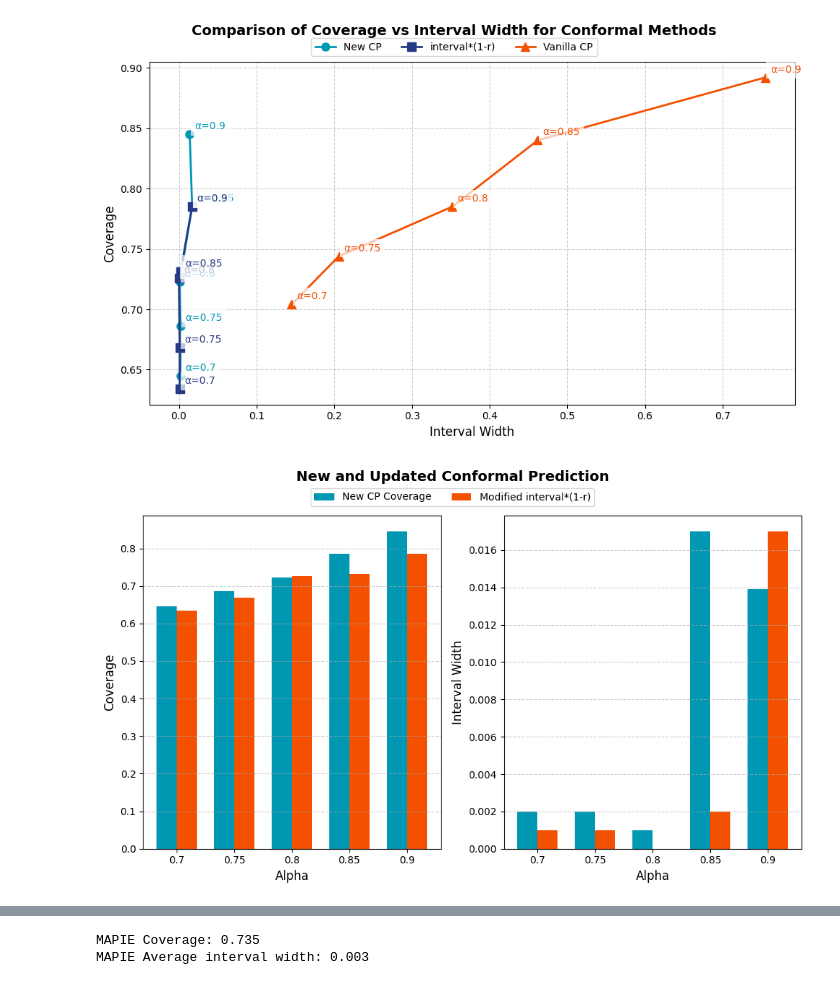
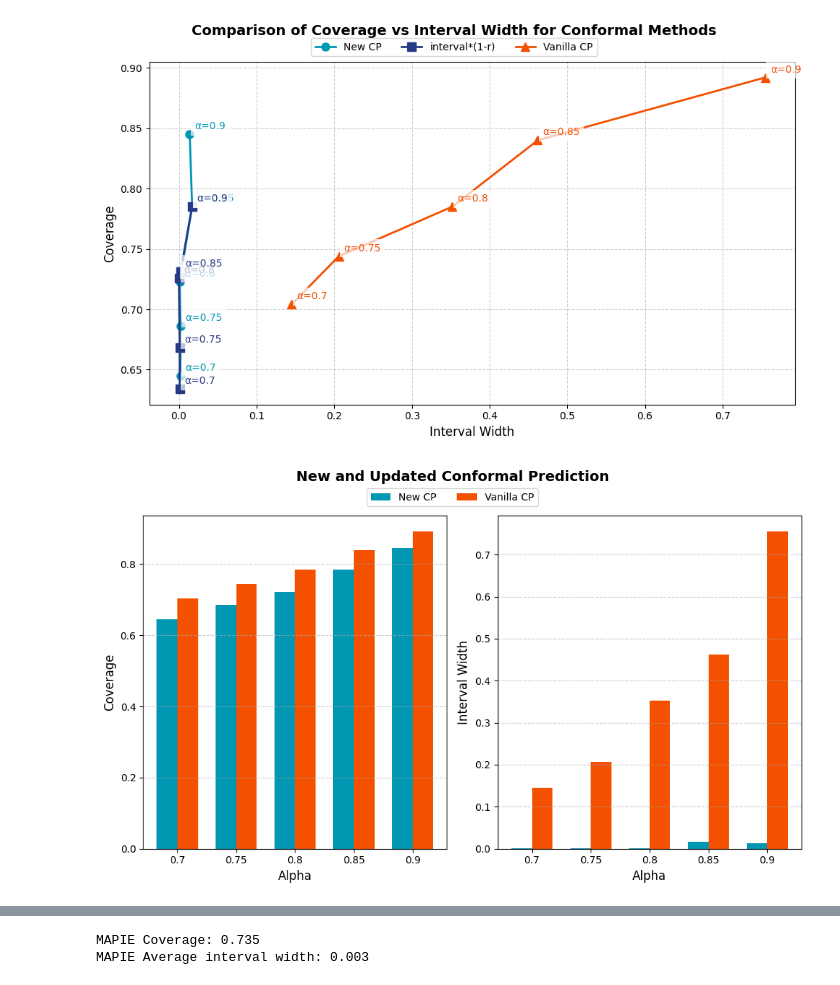
Before and after one commit to rdiazrincon/conformal_prediction_pd, a Jupyter notebook: conformal_pd_new.ipynb, the cells around one changed output, grey strips where cells are left out. Drawn from its saved outputs; the diff is of its cells as text; code cells hidden in the pictures.

Commit message:
"Difference" plot

```diff
--- a/conformal_pd_new.ipynb
+++ b/conformal_pd_new.ipynb
@@ -293,26 +293,27 @@ plt.show()
 # %%
 width = 0.35  # Bar width
 x = np.arange(len(conformal_metrics_new["alpha"]))
 fig, (ax1, ax2) = plt.subplots(1,2,figsize=(10, 6))
-ax1.bar(x - width/2, conformal_metrics_new["coverage"], width, label='New CP Coverage', color='#0097B2')
-ax1.bar(x + width/2, conformal_metrics_modified["coverage"], width, label='Modified interval*(1-r)', color='#F35000')
+ax1.bar(x - width/2, conformal_metrics_new["coverage"], width, label='New CP', color='#0097B2')
+ax1.bar(x + width/2, conformal_metrics_vanilla["coverage"], width, label='Vanilla CP', color='#F35000')
 ax1.set_xticks(x)
 ax1.set_xticklabels(conformal_metrics_new["alpha"])
 ax1.set_xlabel('Alpha', fontsize=12)
 ax1.set_ylabel('Coverage', fontsize=12)
 ax1.grid(axis='y', linestyle='--', alpha=0.6)
 
 ax2.bar(x - width/2, conformal_metrics_new["interval_width"], width, color='#0097B2')
-ax2.bar(x + width/2, conformal_metrics_modified["interval_width"], width, color='#F35000')
+ax2.bar(x + width/2, conformal_metrics_vanilla["interval_width"], width, color='#F35000')
 ax2.set_xticks(x)
 ax2.set_xticklabels(conformal_metrics_new["alpha"])
 ax2.set_xlabel('Alpha', fontsize=12)
 ax2.set_ylabel('Interval Width', fontsize=12)
 ax2.grid(axis='y', linestyle='--', alpha=0.6)
+# ax2.set_yscale('log')
 handles, labels = ax1.get_legend_handles_labels()
 fig.legend(handles, labels, loc='upper center', ncol=2, fontsize=10, bbox_to_anchor=(0.5, 0.95), frameon=True)
 plt.tight_layout(rect=[0, 0, 1, 0.9])
 fig.suptitle('New and Updated Conformal Prediction', fontsize=14, weight='bold')
 plt.show()
 # %% [output]
-[figure, old version]
+[figure, new version]
```
Also changed, not shown: parts of 1 cell of this notebook.
